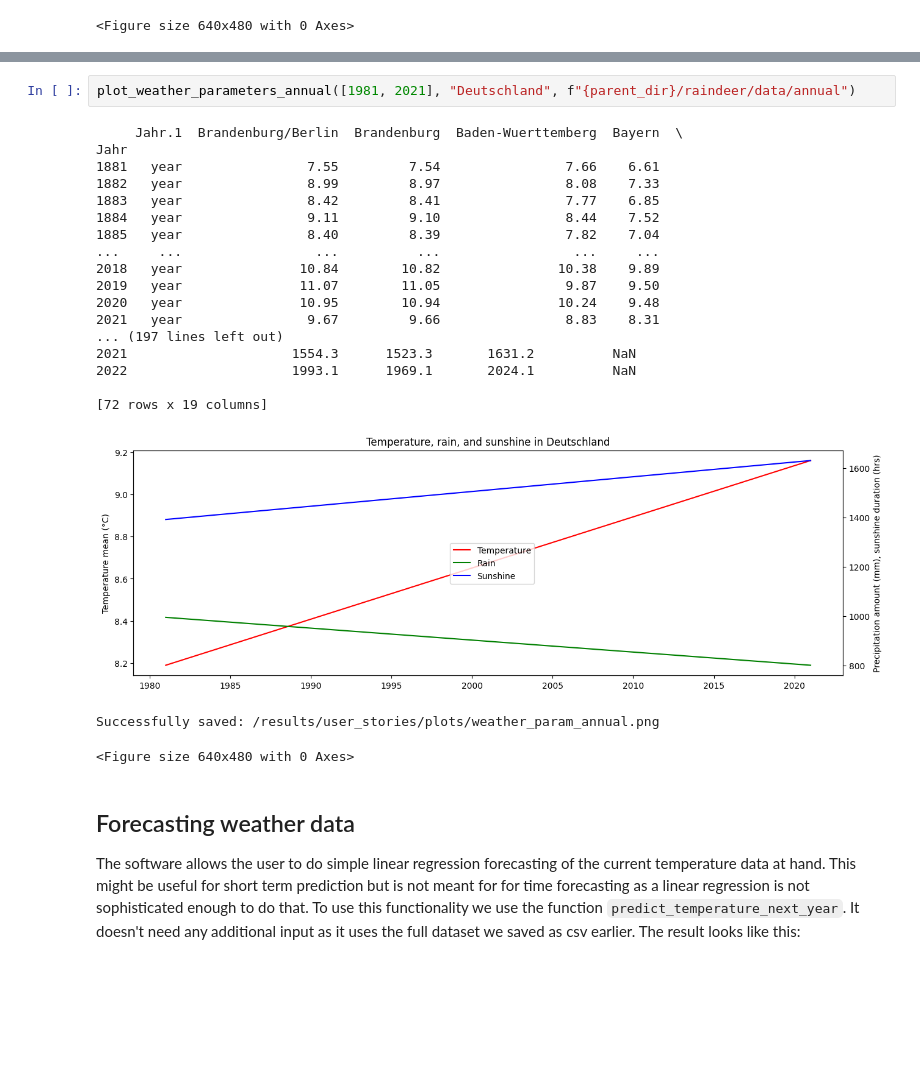
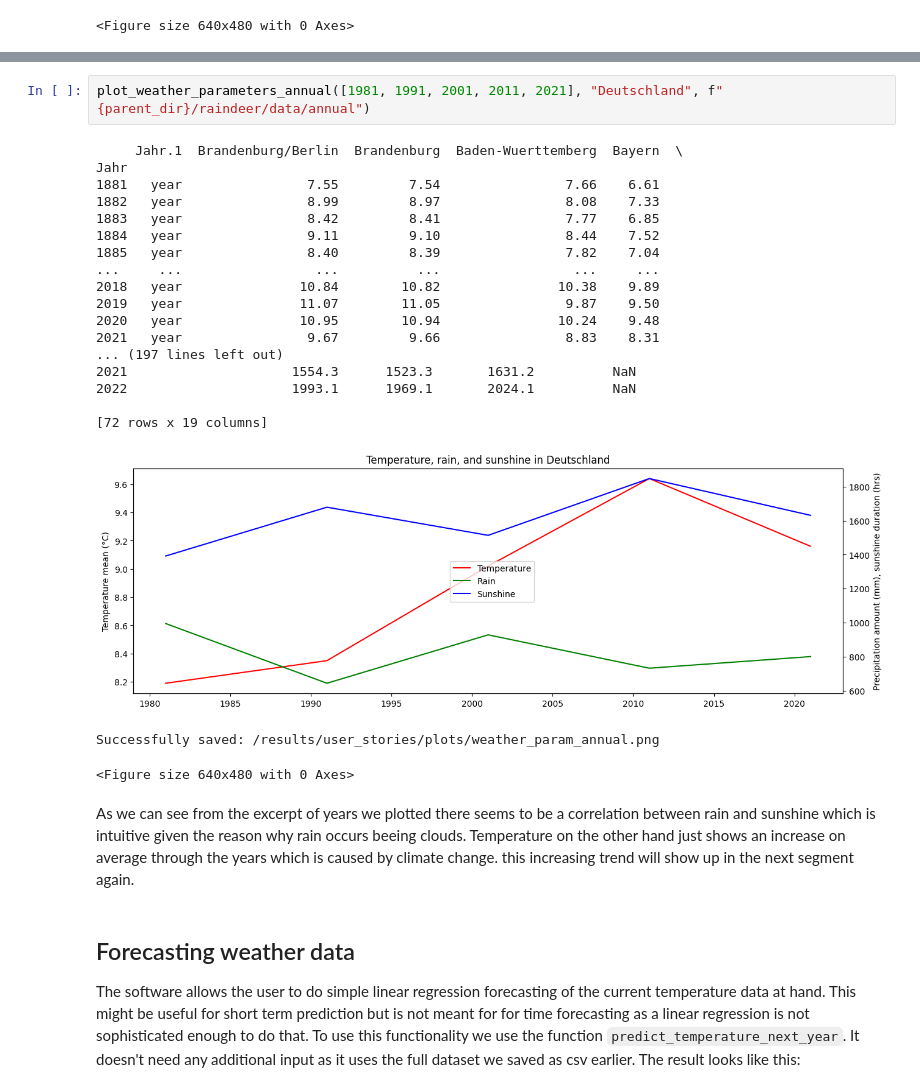
Before and after one commit to ni-be/raindeer, a Jupyter notebook: src/raindeer.ipynb, the cells around one changed output, grey strips where cells are left out. Drawn from its saved outputs; the diff is of its cells as text; blank space fills up the shorter version.

Commit message:
Added some description to the notebook, between years throws an error and needs to be fixed

```diff
--- a/src/raindeer.ipynb
+++ b/src/raindeer.ipynb
@@ -69,26 +91,28 @@ Next lets look at how we can display multiple weather parameters at once to look
 # %%
-plot_weather_parameters_annual([1981, 2021], "Deutschland", f"{parent_dir}/raindeer/data/annual")
+plot_weather_parameters_annual([1981, 1991, 2001, 2011, 2021], "Deutschland", f"{parent_dir}/raindeer/data/annual")
 # %% [output]
      Jahr.1  Brandenburg/Berlin  Brandenburg  Baden-Wuerttemberg  Bayern  \
 Jahr
 1881   year                7.55         7.54                7.66    6.61
 1882   year                8.99         8.97                8.08    7.33
 1883   year                8.42         8.41                7.77    6.85
 1884   year                9.11         9.10                8.44    7.52
 1885   year                8.40         8.39                7.82    7.04
 ...     ...                 ...          ...                 ...     ...
 2018   year               10.84        10.82               10.38    9.89
 2019   year               11.07        11.05                9.87    9.50
 2020   year               10.95        10.94               10.24    9.48
 2021   year                9.67         9.66                8.83    8.31
 ... (197 lines left out)
 2021                     1554.3      1523.3       1631.2          NaN
 2022                     1993.1      1969.1       2024.1          NaN
 
 [72 rows x 19 columns]
-[figure, old version]
+[figure, new version]
 Successfully saved: /results/user_stories/plots/weather_param_annual.png
 <Figure size 640x480 with 0 Axes>
+# %% [markdown]
+As we can see from the excerpt of years we plotted there seems to be a correlation between rain and sunshine which is intuitive given the reason why rain occurs beeing clouds. Temperature on the other hand just shows an increase on average through the years which is caused by climate change. this increasing trend will show up in the next segment again.
 # %% [markdown]
 ## Forecasting weather data
 The software allows the user to do simple linear regression forecasting of the current temperature data at hand. This might be useful for short term prediction but is not meant for for time forecasting as a linear regression is not sophisticated enough to do that. To use this functionality we use the function ``predict_temperature_next_year``. It doesn't need any additional input as it uses the full dataset we saved as csv earlier. The result looks like this:
```
Also changed, not shown: parts of 3 cells of this notebook.
